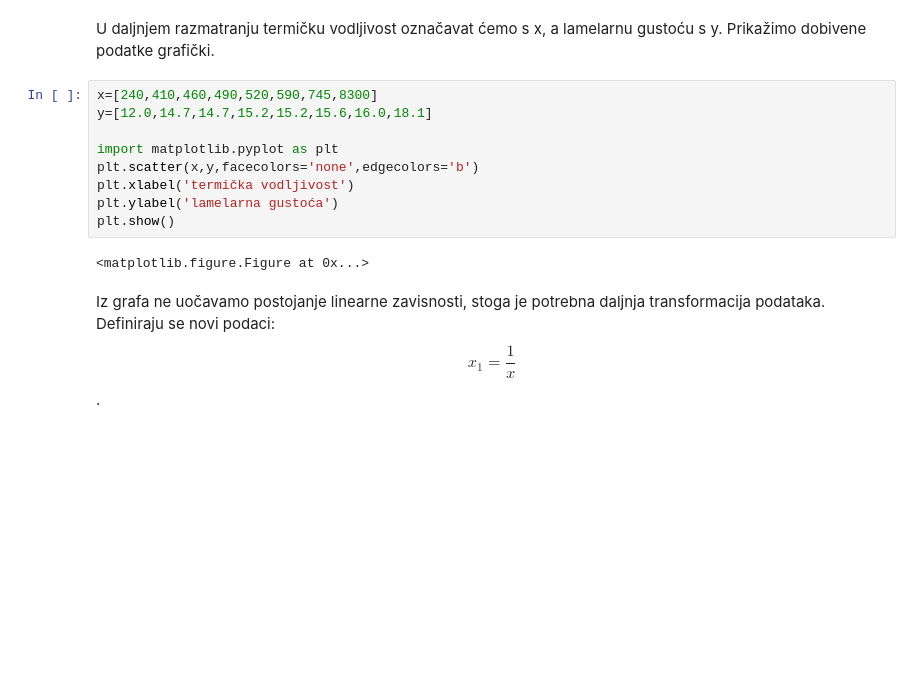
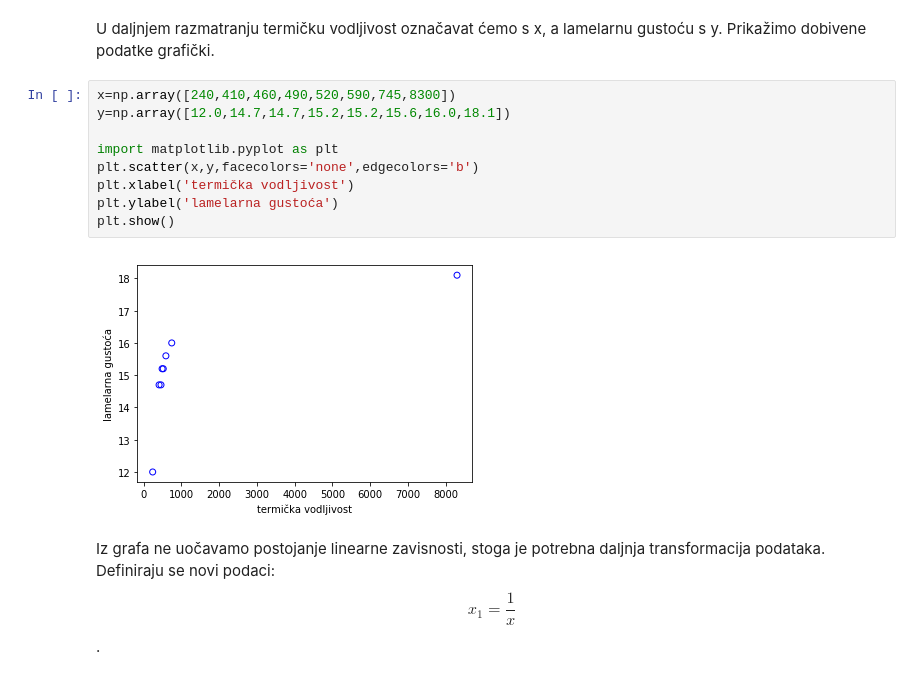
Before and after one commit to pevlaic/Softver, a Jupyter notebook: Petra_MS1.ipynb, the cells around one changed output. Drawn from its saved outputs; the diff is of its cells as text; blank space fills up the shorter version.

```diff
--- a/Petra_MS1.ipynb
+++ b/Petra_MS1.ipynb
@@ -40,16 +39,16 @@ Podaci o mjerenjima dobiveni su iz *DEVORE, JAY L., Probability and Statistics f
 U daljnjem razmatranju termičku vodljivost označavat ćemo s x, a lamelarnu gustoću s y.
 Prikažimo dobivene podatke grafički.
 # %%
-x=[240,410,460,490,520,590,745,8300]
-y=[12.0,14.7,14.7,15.2,15.2,15.6,16.0,18.1]
+x=np.array([240,410,460,490,520,590,745,8300])
+y=np.array([12.0,14.7,14.7,15.2,15.2,15.6,16.0,18.1])
 
 import matplotlib.pyplot as plt
 plt.scatter(x,y,facecolors='none',edgecolors='b')
 plt.xlabel('termička vodljivost')
 plt.ylabel('lamelarna gustoća')
 plt.show()
 # %% [output]
-<matplotlib.figure.Figure at 0x...>
+[figure, added]
 # %% [markdown]
 Iz grafa ne uočavamo postojanje linearne zavisnosti, stoga je potrebna daljnja transformacija podataka. Definiraju se novi podaci: $$x_{1}=\frac{1}{x}$$.
 # %%
```
Also changed, not shown: parts of 14 cells of this notebook.
